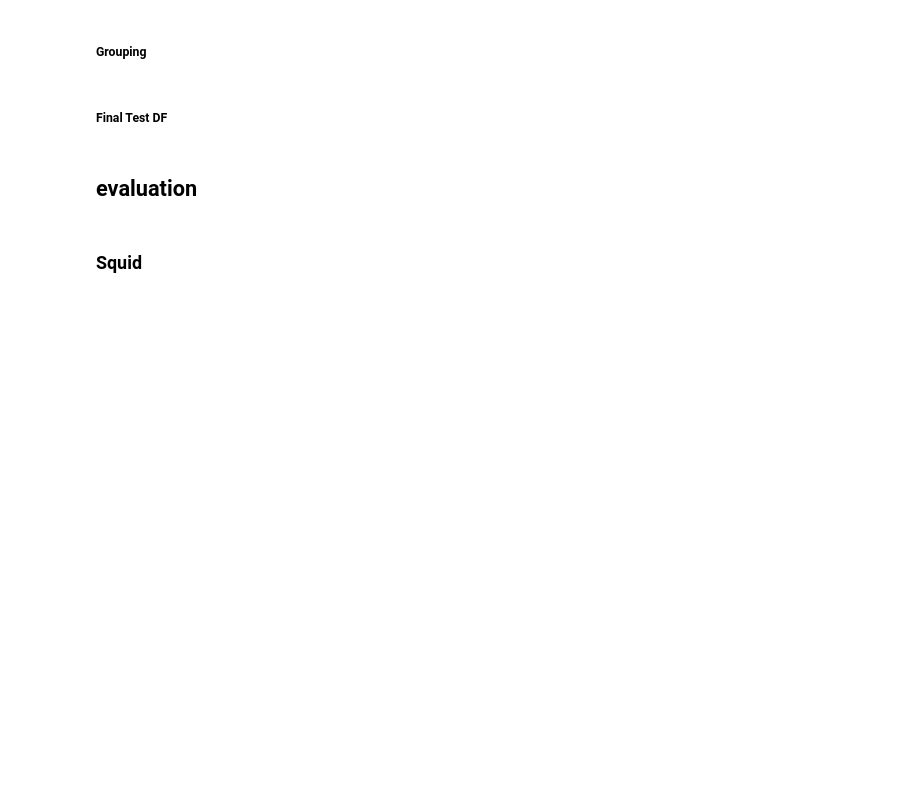
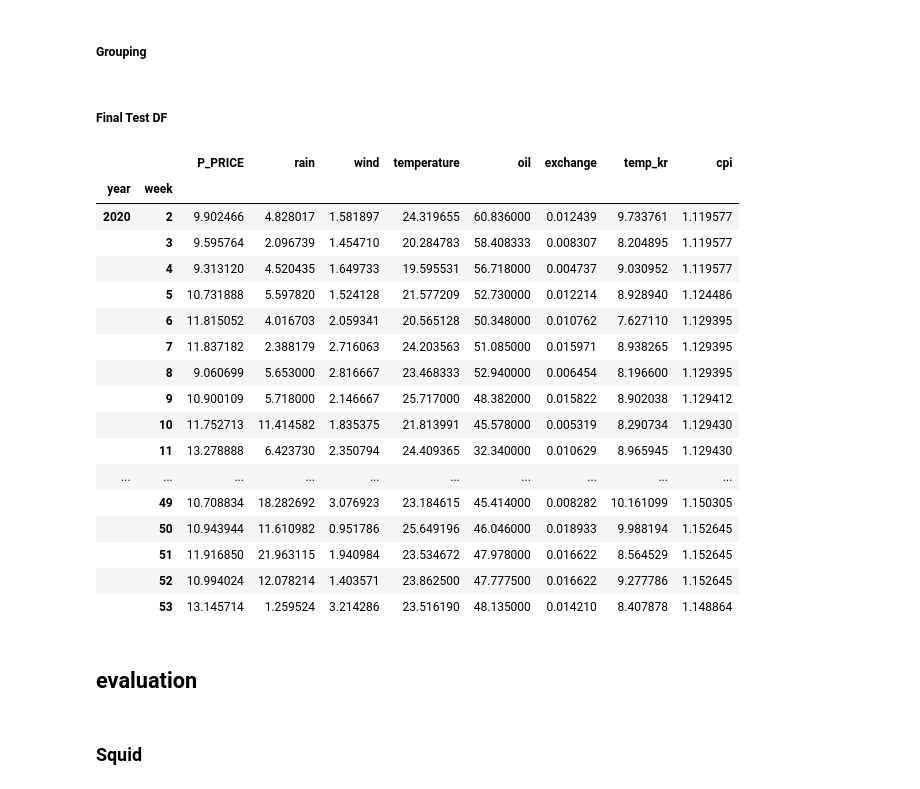
Before and after one commit to Yeony54/Project_Seafood_Import_Price_Prediction, a Jupyter notebook: 어종별 모델 최적화 및 최종 모델 구현.ipynb, the cells around one changed output. Saved outputs shown, nothing was run; the diff lists cells and outputs as text; code cells hidden in the pictures; blank space fills up the shorter version.

```diff
--- a/어종별 모델 최적화 및 최종 모델 구현.ipynb
+++ b/어종별 모델 최적화 및 최종 모델 구현.ipynb
@@ -847,6 +1116,27 @@ df_test_whiteleg_shrimp_add.drop(columns=['temperature_kr', 'cpi_fish', 'water_t
 ##### Final Test DF
 # %%
 final_test_whiteleg_shrimp = df_test_whiteleg_shrimp_add
+# %%
+final_test_whiteleg_shrimp
+# %% [output]
+|  |  | P_PRICE | rain | wind | temperature | oil | exchange | temp_kr | cpi |
+| year | week |  |  |  |  |  |  |  |  |
+| 2020 | 2 | 9.902466 | 4.828017 | 1.581897 | 24.319655 | 60.836000 | 0.012439 | 9.733761 | 1.119577 |
+|  | 3 | 9.595764 | 2.096739 | 1.454710 | 20.284783 | 58.408333 | 0.008307 | 8.204895 | 1.119577 |
+|  | 4 | 9.313120 | 4.520435 | 1.649733 | 19.595531 | 56.718000 | 0.004737 | 9.030952 | 1.119577 |
+|  | 5 | 10.731888 | 5.597820 | 1.524128 | 21.577209 | 52.730000 | 0.012214 | 8.928940 | 1.124486 |
+|  | 6 | 11.815052 | 4.016703 | 2.059341 | 20.565128 | 50.348000 | 0.010762 | 7.627110 | 1.129395 |
+|  | 7 | 11.837182 | 2.388179 | 2.716063 | 24.203563 | 51.085000 | 0.015971 | 8.938265 | 1.129395 |
+|  | 8 | 9.060699 | 5.653000 | 2.816667 | 23.468333 | 52.940000 | 0.006454 | 8.196600 | 1.129395 |
+|  | 9 | 10.900109 | 5.718000 | 2.146667 | 25.717000 | 48.382000 | 0.015822 | 8.902038 | 1.129412 |
+|  | 10 | 11.752713 | 11.414582 | 1.835375 | 21.813991 | 45.578000 | 0.005319 | 8.290734 | 1.129430 |
+|  | 11 | 13.278888 | 6.423730 | 2.350794 | 24.409365 | 32.340000 | 0.010629 | 8.965945 | 1.129430 |
+| ... | ... | ... | ... | ... | ... | ... | ... | ... | ... |
+|  | 49 | 10.708834 | 18.282692 | 3.076923 | 23.184615 | 45.414000 | 0.008282 | 10.161099 | 1.150305 |
+|  | 50 | 10.943944 | 11.610982 | 0.951786 | 25.649196 | 46.046000 | 0.018933 | 9.988194 | 1.152645 |
+|  | 51 | 11.916850 | 21.963115 | 1.940984 | 23.534672 | 47.978000 | 0.016622 | 8.564529 | 1.152645 |
+|  | 52 | 10.994024 | 12.078214 | 1.403571 | 23.862500 | 47.777500 | 0.016622 | 9.277786 | 1.152645 |
+|  | 53 | 13.145714 | 1.259524 | 3.214286 | 23.516190 | 48.135000 | 0.014210 | 8.407878 | 1.148864 |
 # %% [markdown]
 ## evaluation
 # %% [markdown]
```
Also changed, not shown: parts of 45 cells of this notebook.
